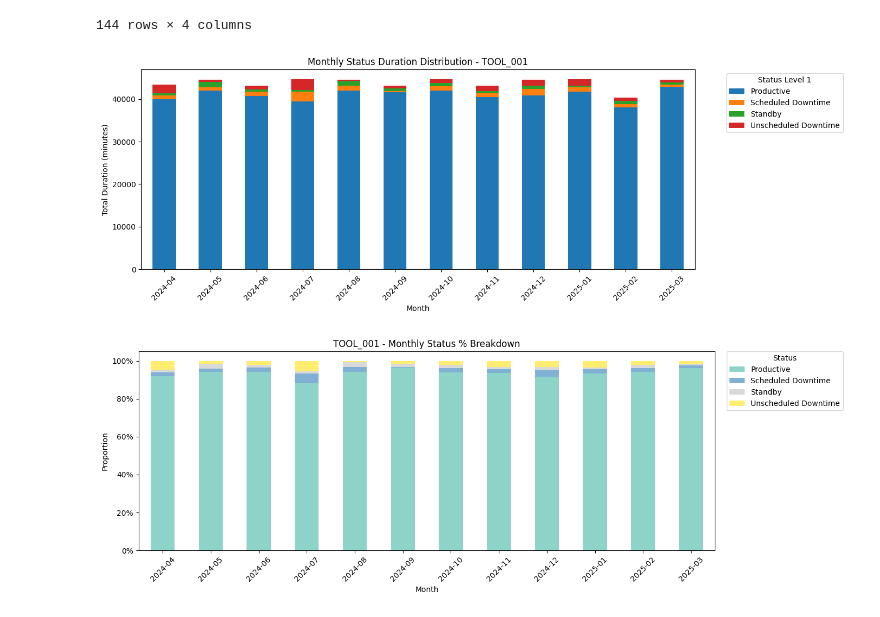
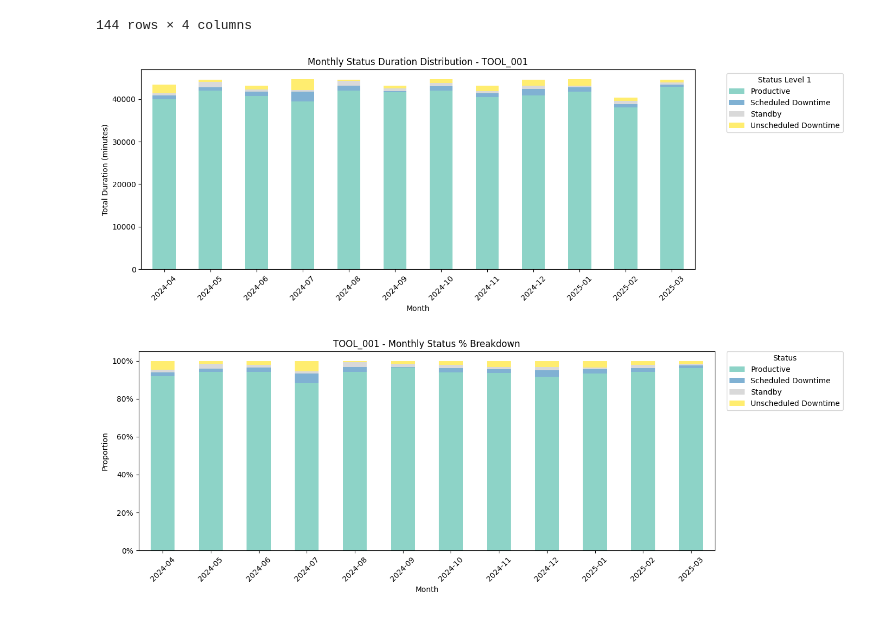
Before and after one commit to jessicaleave/tool-log-analysis, a Jupyter notebook: notebook/exploratory_analysis.ipynb, the cells around one changed output. Cells and saved outputs as stored; diff of their text form; code cells hidden in the pictures.

```diff
--- a/notebook/exploratory_analysis.ipynb
+++ b/notebook/exploratory_analysis.ipynb
@@ -178,19 +215,20 @@ from matplotlib.ticker import PercentFormatter
 # %%
 pivot_tool_1 = monthly_status_duration_pivot.loc["TOOL_001"]
 pivot_tool_1.plot(
     kind="bar",
     stacked=True,
     figsize=(14, 5),
+    colormap="Set3",
     title="Monthly Status Duration Distribution - TOOL_001"
 )
 plt.ylabel("Total Duration (minutes)")
 plt.xlabel("Month")
 plt.xticks(rotation=45)
 plt.legend(title="Status Level 1", bbox_to_anchor=(1.05, 1), loc="upper left")
 plt.tight_layout()
 plt.show()
 # %% [output]
-[figure, old version]
+[figure, new version]
 # %%
 pivot_ratio = pivot_tool_1.div(pivot_tool_1.sum(axis=1), axis=0)
 # %%
```
Also changed, not shown: parts of 6 cells of this notebook.
